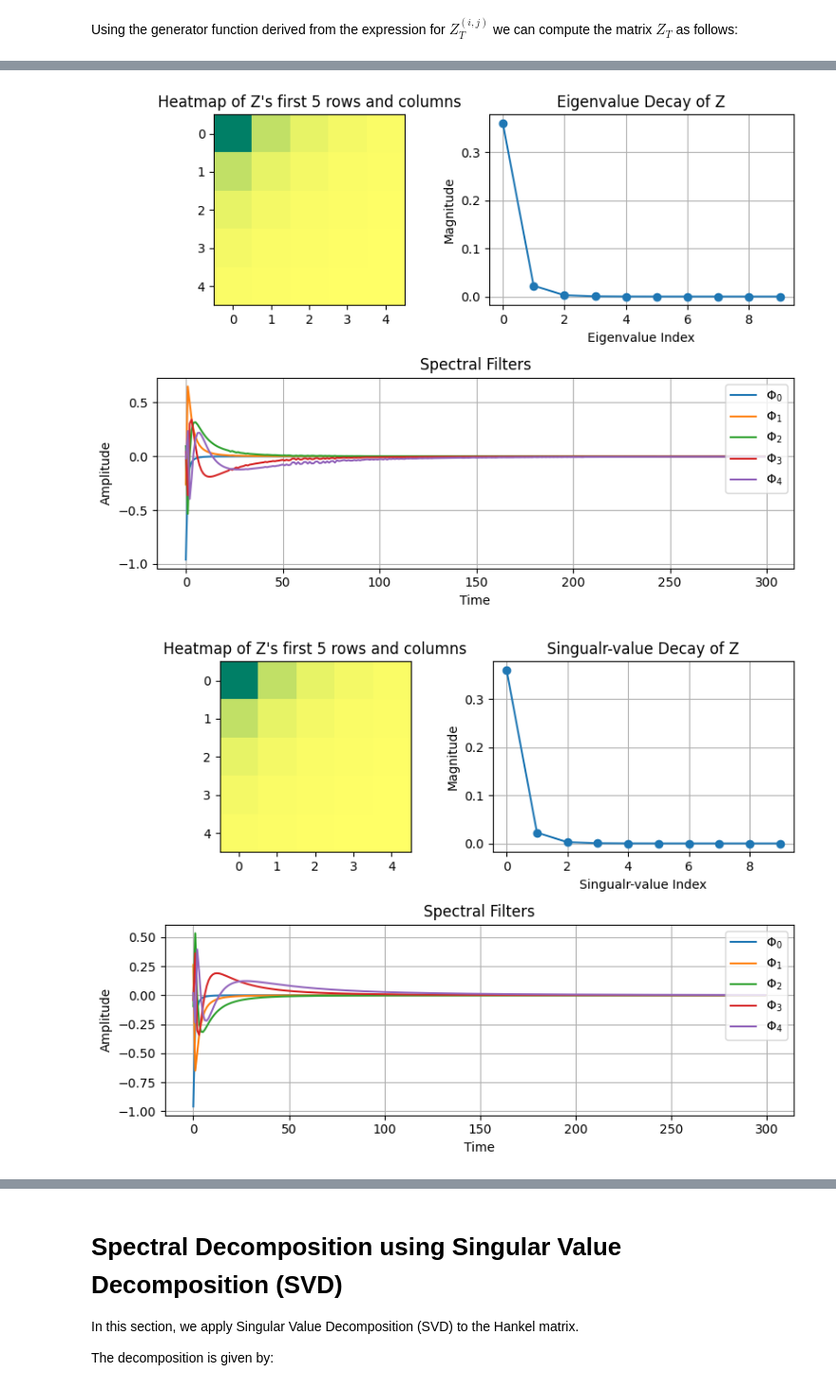
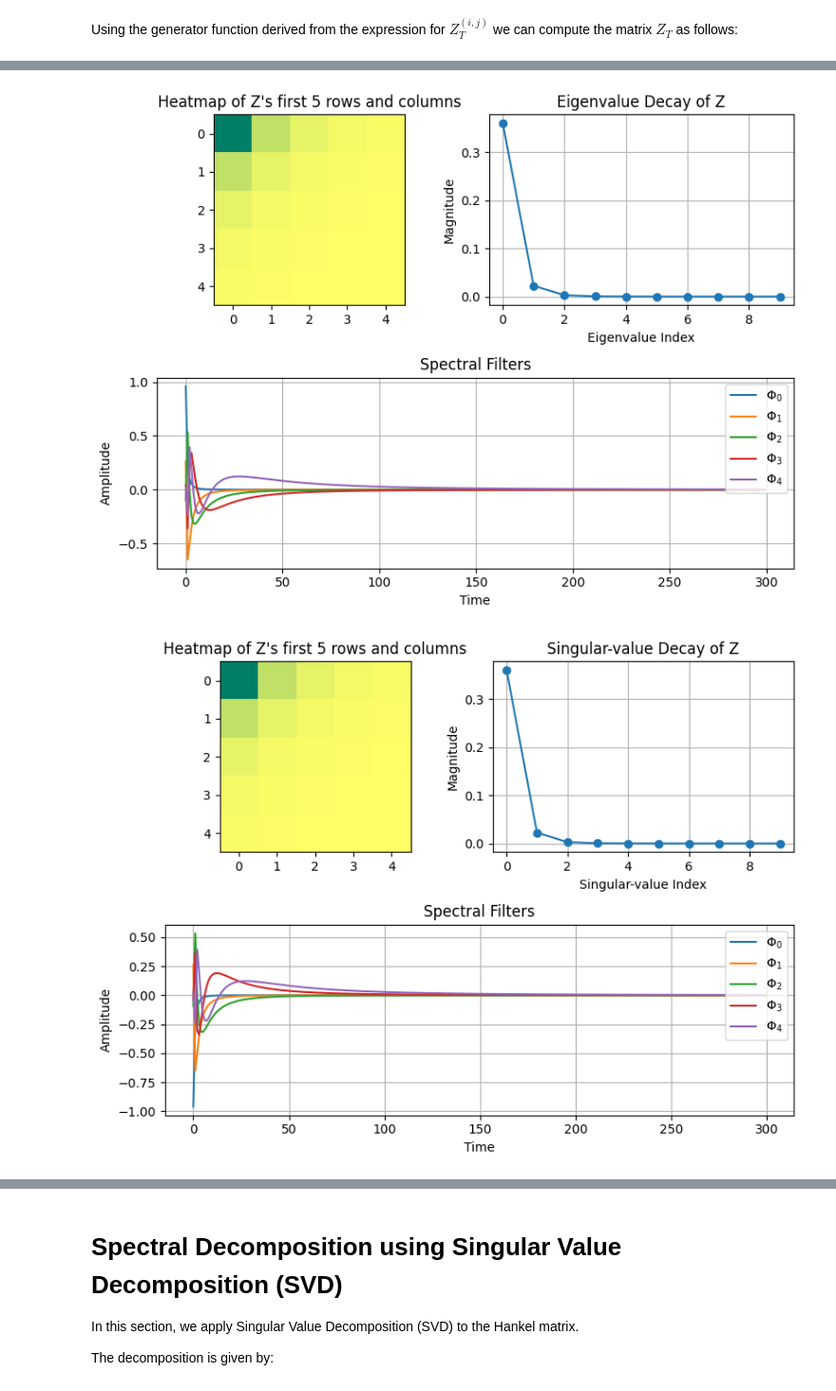
Before and after one commit to RicksonMonteiroML/spectral-Filtering-with-vaw, a Jupyter notebook: notebooks/00_introduction_spectral_filtering_with_vaw.ipynb, the cells around one changed output, grey strips where cells are left out. Shown at 95% size. Drawn from its saved outputs; the diff is of its cells as text; code cells hidden in the pictures.

Commit message:
Add explication of Z_ij for 2 differents approachs

```diff
--- a/notebooks/00_introduction_spectral_filtering_with_vaw.ipynb
+++ b/notebooks/00_introduction_spectral_filtering_with_vaw.ipynb
@@ -247,0 +312,19 @@ def z_generator(i, j):
+# %%
+def spectral_analysis(Z):
+
+    # Eigenvalue decomposition
+    eigenvalues, eigenvectors = np.linalg.eigh(Z)
+    order = np.argsort(np.abs(eigenvalues))[::-1]
+
+    sorted_eigenvalues = np.abs(eigenvalues)[order]
+    sorted_eigenvectors = eigenvectors[:, order]
+
+    # Singular Value Decomposition
+    U, S, Vt = np.linalg.svd(Z, full_matrices=False)
+
+    return {
+        "eigenvalues": sorted_eigenvalues,
+        "eigenvectors": sorted_eigenvectors,
+        "singular_values": S,
+        "left_singular_vectors": U,
+    }
@@ -248,22 +333,29 @@ def z_generator(i, j):
 # %%
-Z = np.fromfunction(z_generator, (T, T), dtype=float)
+# Differential formulation
 
-eigenvalues, eigenvectors = np.linalg.eig(Z)
+# mu_alpha = (alpha - 1)[1, alpha, alpha^2, ...]
+Z_diff = np.fromfunction(
+    z_generator,
+    (T, T),
+    differential=True,
+    dtype=float
+)
 
-U, S, Vt = np.linalg.svd(Z, full_matrices=False)
-sorted_left_svectors = U
-sorted_left_svalsues = S
+results_diff = spectral_analysis(Z_diff)
 
-# Sort eigenvalues by magnitude (descending)
-order = np.argsort(np.abs(eigenvalues))[::-1]
+display_hankel_matrix(
+    Z_diff,
+    results_diff["eigenvalues"],
+    results_diff["eigenvectors"],
+    rc_to_plot=5
+)
 
-sorted_eigenvalues = np.abs(eigenvalues)[order]
-sorted_eigenvectors = eigenvectors[order]
-
-display_hankel_matrix(Z, sorted_eigenvalues, sorted_eigenvectors)
-display_hankel_matrix(Z, sorted_left_svalsues, sorted_left_svectors, plotting_singular_values=True)
-
-# TODO(jtu) discuss num stability, explain why prefer SVD over EVD
+display_hankel_matrix(
+    Z_diff,
+    results_diff["singular_values"],
+    results_diff["left_singular_vectors"],
+    plotting_singular_values=True
+)
 # %% [output]
-[figure, old version]
+[figure, new version]
 [figure]
```
Also changed, not shown: parts of 8 cells of this notebook.
